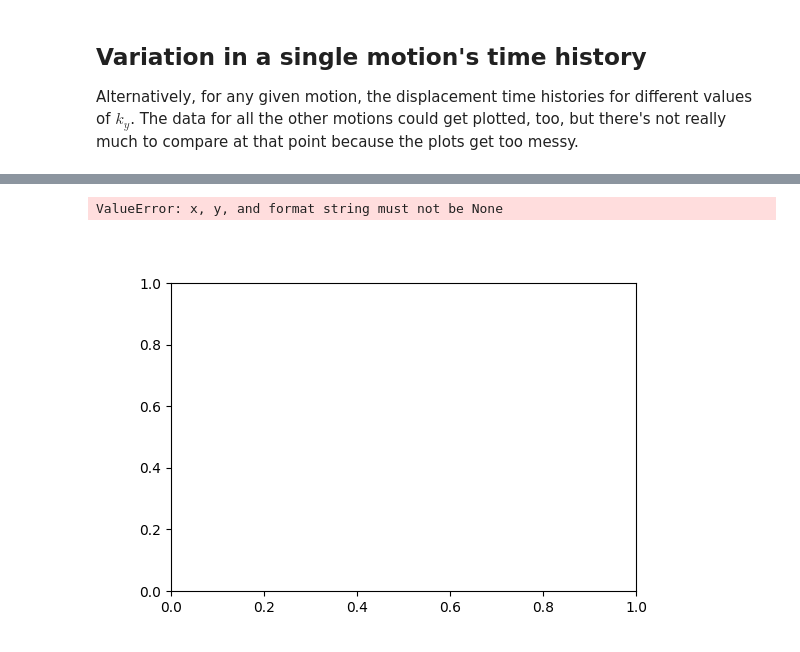
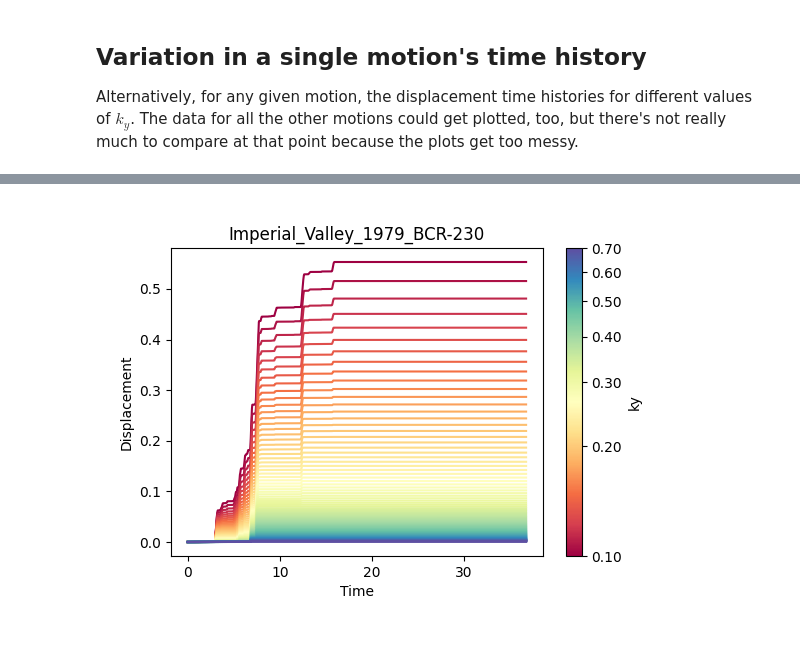
Before and after one commit to pySLAMMER/pySLAMMER, a Jupyter notebook: demos/batch_demo.ipynb, the cells around one changed output, grey strips where cells are left out. Cells and saved outputs as stored; diff of their text form; code cells hidden in the pictures.

```diff
--- a/demos/batch_demo.ipynb
+++ b/demos/batch_demo.ipynb
@@ -94,7 +83,8 @@ run = 0
 for ky in kys:
     for motion, hist in histories.items():
         result = slam.RigidAnalysis(histories[motion].accel, histories[motion].dt, ky)
-        output[run] = {"motion":motion, "ky":ky, "d_max": result.max_sliding_disp, "time":result.time, "disp": result.sliding_disp}
+        output[run] = {"motion":motion, "ky":ky, "d_max": result.max_sliding_disp, "dt":result.dt, "disp": result
+        .sliding_disp}
         run += 1
 # %%
 # convert the output to a pandas dataframe
@@ -129,33 +135,36 @@ from matplotlib.colors import LogNorm
 motion = "Imperial_Valley_1979_BCR-230"
 
 plt.close('all')
 
 # Create a figure and axes
 fig, ax = plt.subplots(figsize=(6, 4))
 
 # Create a color map
 cmap = plt.colormaps['Spectral']#cm.get_cmap('viridis')
 norm = LogNorm(df['ky'].min(), df['ky'].max())
 
+dt = df[df["motion"]==motion].iloc[0]['dt']
+npts = df[df["motion"]==motion].iloc[0]['disp'].shape[0]
+time = np.linspace(0, dt*npts, npts)
+
 for index, row in df[df["motion"]==motion].iterrows():
     color = cmap(norm(row['ky']))
-    ax.plot(row['time'], row['disp'], color=color)
+    ax.plot(time, row['disp'], color=color)
 
 # Add a color bar
 sm = cm.ScalarMappable(cmap=cmap, norm=norm)
 sm.set_array([])
 cbar = fig.colorbar(sm, ax=ax, label='ky')
 
 # Set the colorbar ticks and labels
 ticks = [0.1, 0.2, 0.3, 0.4, 0.5, 0.6, 0.7]
 cbar.set_ticks(ticks)
 cbar.set_ticklabels([f'{tick:.2f}' for tick in ticks])
 
 # Set the x-axis and y-axis labels
 ax.set_xlabel('Time')
 ax.set_ylabel('Displacement')
 ax.set_title(motion)
 plt.show()
 # %% [output]
-ValueError: x, y, and format string must not be None
-[figure, old version]
+[figure, new version]
```
Also changed, not shown: parts of 2 cells of this notebook, 8 other files.
